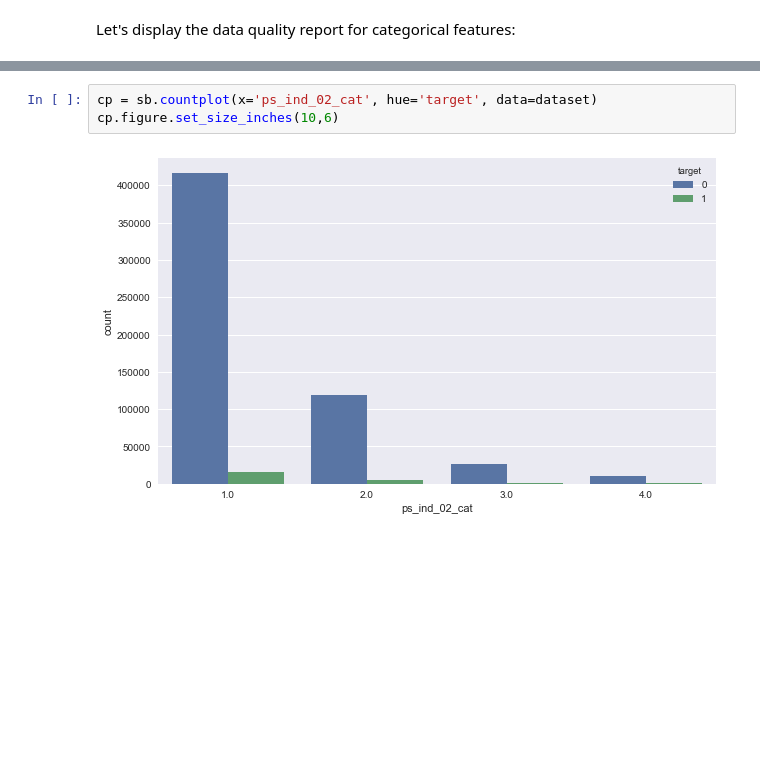
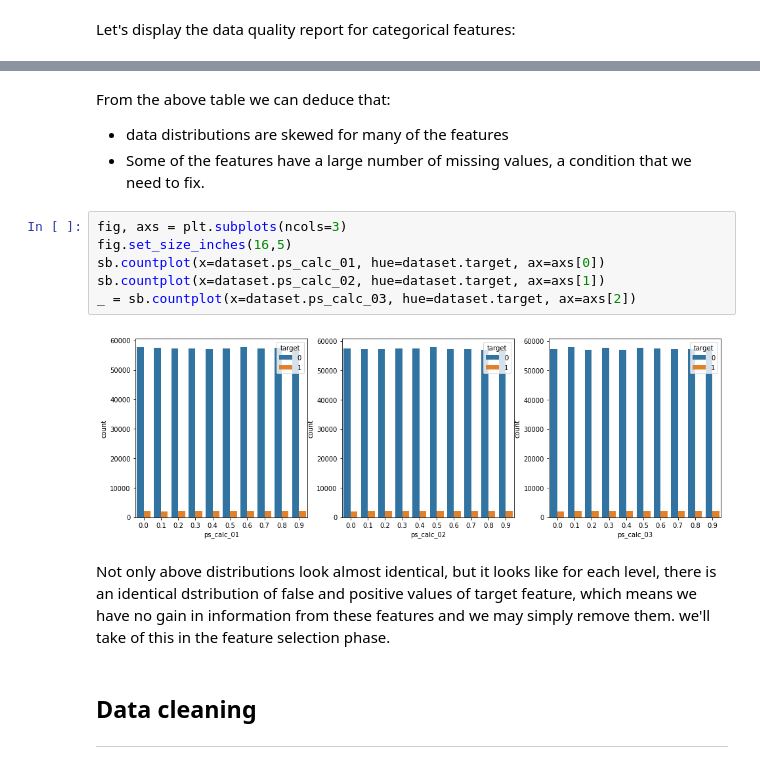
Before and after one commit to antoniodeblasi/kaggle, a Jupyter notebook: PortoSeguro/safedriverprediction.ipynb, the cells around one changed output, grey strips where cells are left out. Drawn from its saved outputs; the diff is of its cells as text; blank space fills up the shorter version.

Commit message:
Exploratory data analysis progress

```diff
--- a/PortoSeguro/safedriverprediction.ipynb
+++ b/PortoSeguro/safedriverprediction.ipynb
@@ -262,8 +264,20 @@ dqr.cat_table
 | ps_calc_18_bin | 595212 | 0 | 2 | 0 | 424278 | 71.2818 | 1 | 170934 | ... |
 | ps_calc_19_bin | 595212 | 0 | 2 | 0 | 387469 | 65.0976 | 1 | 207743 | ... |
 | ps_calc_20_bin | 595212 | 0 | 2 | 0 | 503955 | 84.6682 | 1 | 91257 | ... |
-# %%
-cp = sb.countplot(x='ps_ind_02_cat', hue='target', data=dataset)
-cp.figure.set_size_inches(10,6)
-# %% [output]
-[figure, removed]
+# %% [markdown]
+From the above table we can deduce that:
+- data distributions are skewed for many of the features
+- Some of the features have a large number of missing values, a condition that we need to fix.
+# %%
+fig, axs = plt.subplots(ncols=3)
+fig.set_size_inches(16,5)
+sb.countplot(x=dataset.ps_calc_01, hue=dataset.target, ax=axs[0])
+sb.countplot(x=dataset.ps_calc_02, hue=dataset.target, ax=axs[1])
+_ = sb.countplot(x=dataset.ps_calc_03, hue=dataset.target, ax=axs[2])
+# %% [output]
+[figure, added]
+# %% [markdown]
+Not only above distributions look almost identical, but it looks like for each level, there is an identical dstribution of false and positive values of target feature, which means we have no gain in information from these features and we may simply remove them. we'll take of this in the feature selection phase.
+# %% [markdown]
+## Data cleaning
+----
```
Also changed, not shown: parts of 26 cells of this notebook.
